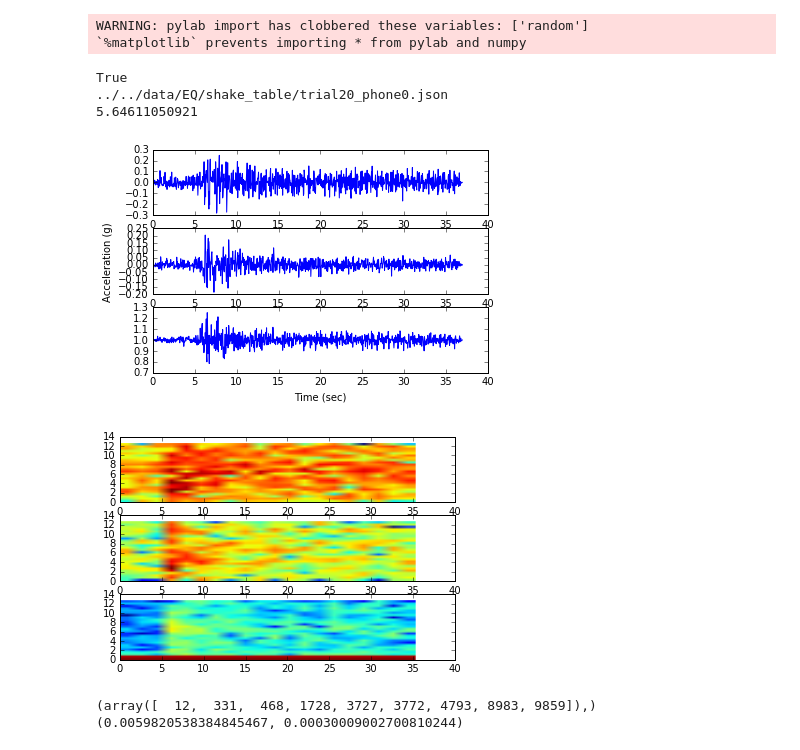
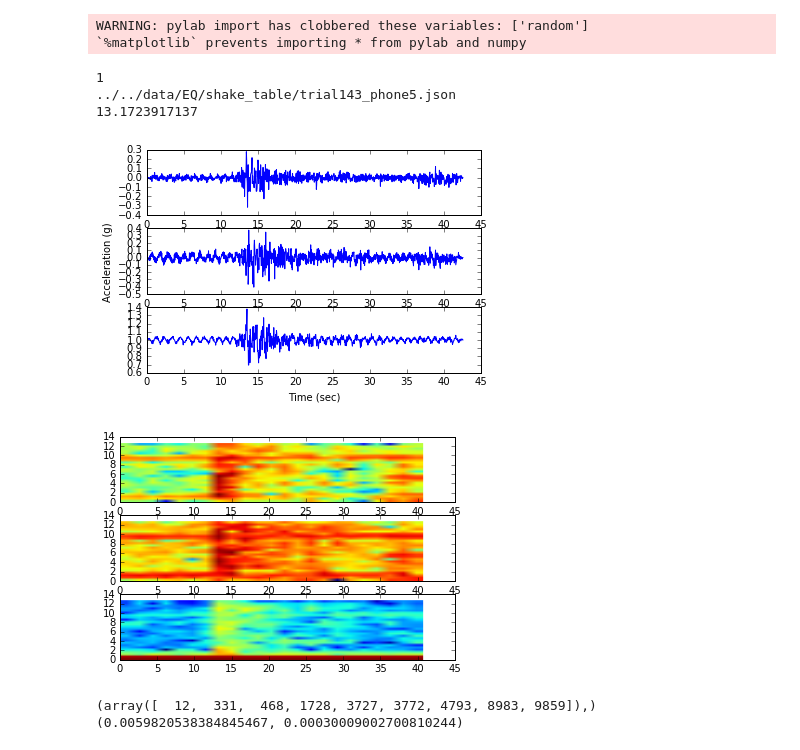
Before and after one commit to shifwang/MyShakeAnalysis, a Jupyter notebook: code/Hue/SVM.ipynb, the cells around one changed output. Cells and saved outputs as stored; diff of their text form; code cells hidden in the pictures.

Commit message:
update SVM sampling

```diff
--- a/code/Hue/SVM.ipynb
+++ b/code/Hue/SVM.ipynb
@@ -73,52 +73,61 @@ def plot_data(t, x, y, z):
 # %%
 import os
 import random
-def Sampling(label = None, sim = False):
+def Sampling(label = None, order = None):
     '''
     Draw a sample from data
 
     Args:
-    label: boolean, the label of the sample, 1 if shaketable, 0 if human
+    label: integer, the label of the sample, 1 if shaketable, 0 if human, 2 if simulated
+    order: integer, if not None, will give the the file of that order instead of randomly selecting.
 
     Returns:
     t     : 1d array, time.
     x     : 1d array, x.
     y     : 1d array, y orthogonal to x.
     z     : 1d array, z (vertical).
     label : boolean.
     '''
     rng = random.Random()
     if label is None:
-        label = (rng.random() > 0.5)
-    if label:
+        label = (rng.random() > 0.5) * 1
+    elif label is True:
+        label = 1
+    elif label is False:
+        label = 0
+    if label == 1:
         path = '../../data/EQ/shake_table/'
-    else:
+    elif label == 0:
         path = '../../data/Human/'
-    if sim:
+    elif label == 2:
         path = '../../data/EQ/simulated/'
     files = os.listdir(path)
-    oneFile = path + rng.sample(files, 1)[0]
+    if order is None:
+        oneFile = path + rng.sample(files, 1)[0]
+    else:
+        assert(order < )
+        oneFile = path + files[order]
     data = json.load(open(oneFile, 'r'))
     t, x, y, z, duration = get_data(data)
     if label:
         duration = NaiveTrigger(x, y, z)
 
     return(t, x, y, z, label, oneFile, duration)
-t, x, y, z, label, filename, duration = Sampling(True)
+t, x, y, z, label, filename, duration = Sampling(True, 190)
 print(label)
 print(filename)
 print(t[duration])
 #tmp = range(duration - 50, duration + 50)
 tmp = range(len(x))
 plot_data(t[tmp], x[tmp], y[tmp], z[tmp])
 #out = obspy.signal.trigger.classic_sta_lta_py(z, 150, 12)
 #plt.plot(out)
 # %% [output]
-True
-../../data/EQ/shake_table/trial20_phone0.json
-5.64611050921
+1
+../../data/EQ/shake_table/trial143_phone5.json
+13.1723917137
-[figure, old version]
+[figure, new version]
-[figure, old version]
+[figure, new version]
 # %%
 def NaiveTrigger(x, y, z):
     '''
```
